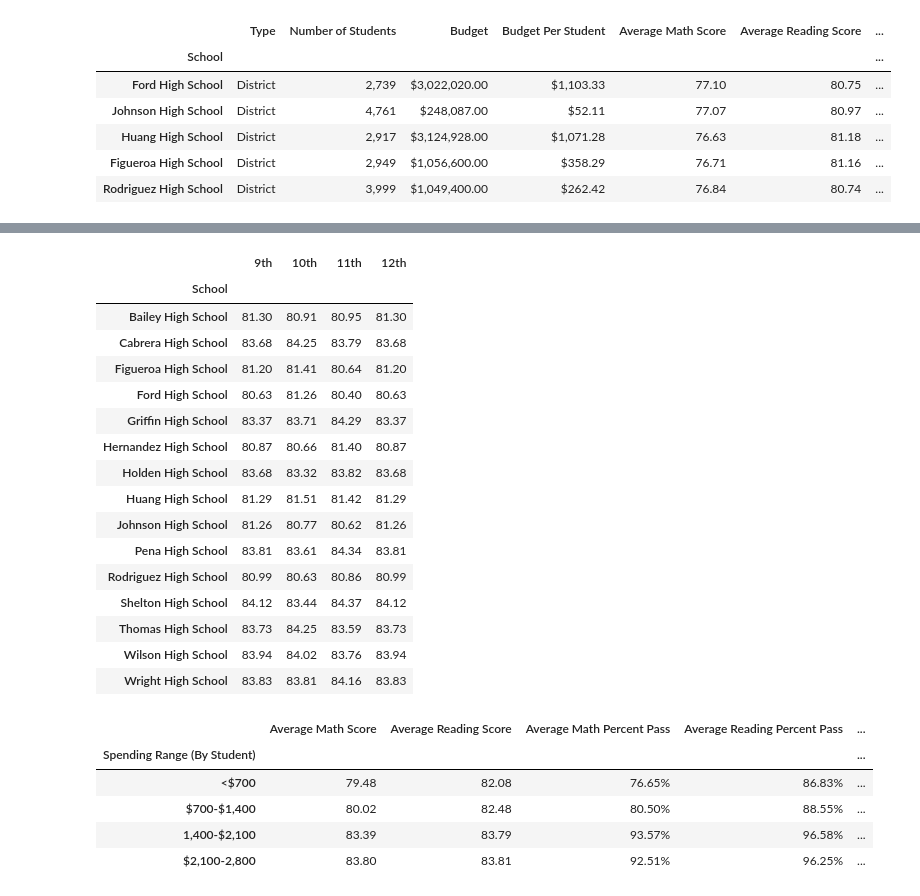
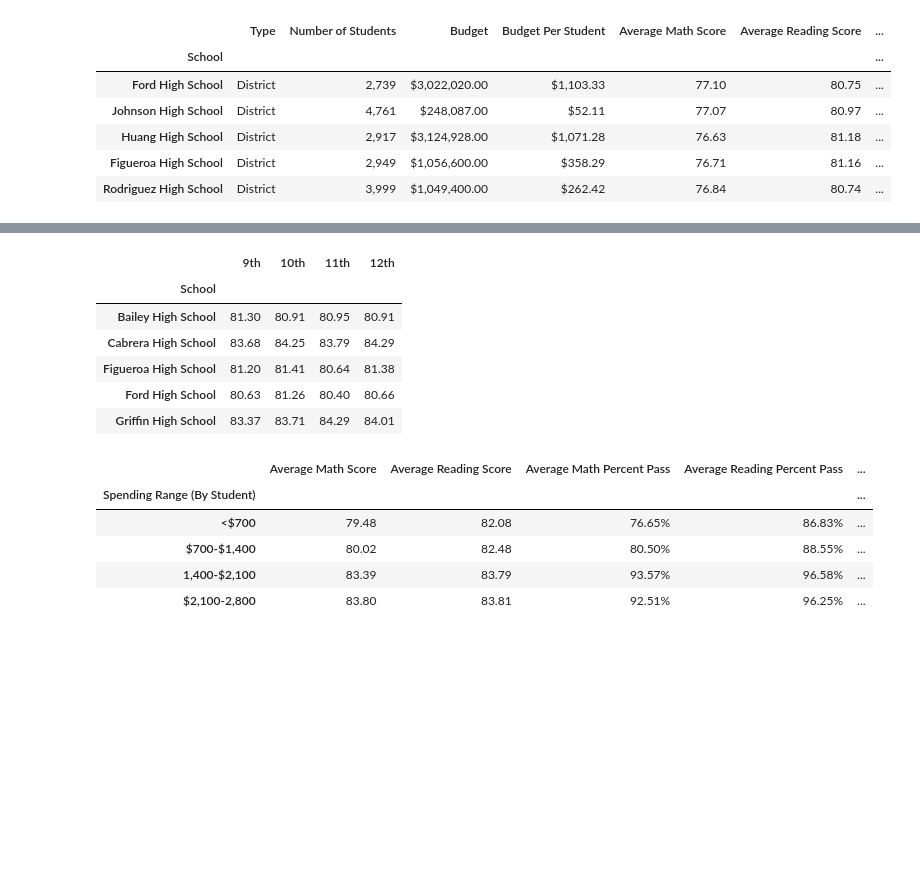
Before and after one commit to coconutpep/PyCity-Schools-Analysis, a Jupyter notebook: PyCitySchools/PyCitySchools.ipynb, the cells around one changed output, grey strips where cells are left out. Cells and saved outputs as stored; diff of their text form; code cells hidden in the pictures; blank space fills up the shorter version.

```diff
--- a/PyCitySchools/PyCitySchools.ipynb
+++ b/PyCitySchools/PyCitySchools.ipynb
@@ -154,27 +154,14 @@ def scores_by_grades(score_series_name):
     #average the data
     avg_score = data_by_grades[score_series_name].mean()
     #split data into grades
-    #9th
-    ninth_grade = avg_score.loc(axis=0)[:, ["9th"],:].values
-    data_by_grades_df["9th"] = ninth_grade
-    data_by_grades_df["9th"] = data_by_grades_df["9th"].map("{:.2f}".format)
-    #10th
-    tenth_grade = avg_score.loc(axis=0)[:, ["10th"],:].values
-    data_by_grades_df["10th"] = tenth_grade
-    data_by_grades_df["10th"] = data_by_grades_df["10th"].map("{:.2f}".format)
-    #11th
-    eleventh_grade = avg_score.loc(axis=0)[:, ["11th"],:].values
-    data_by_grades_df["11th"] = eleventh_grade
-    data_by_grades_df["11th"] = data_by_grades_df["11th"].map("{:.2f}".format)
-    #12th
-    twelfth_grade = avg_score.loc(axis=0)[:, ["12th"],:].values
-    data_by_grades_df["12th"] = ninth_grade
-    data_by_grades_df["12th"] = data_by_grades_df["12th"].map("{:.2f}".format)
-    #create the data frame and print
+    for grade in range(9,13):
+        grade_level = str(grade) + "th"
+        grade_scores = avg_score.loc(axis=0)[:, [grade_level], :].values
+        data_by_grades_df[grade_level] = grade_scores
+        data_by_grades_df[grade_level] = data_by_grades_df[grade_level].map("{:.2f}".format)
     return data_by_grades_df
-    print(data_by_grades_df)
 #Math Score by grades
-scores_by_grades("Math Score")
+scores_by_grades("Math Score").head()
 # %% [output]
 |  | 9th | 10th | 11th | 12th |
 | School |  |  |  |  |
@@ -196,24 +173,14 @@ scores_by_grades("Math Score")
 # %%
 # Reading Scores by Grade
-scores_by_grades("Reading Score")
+scores_by_grades("Reading Score").head()
 # %% [output]
 |  | 9th | 10th | 11th | 12th |
 | School |  |  |  |  |
-| Bailey High School | 81.30 | 80.91 | 80.95 | 81.30 |
-| Cabrera High School | 83.68 | 84.25 | 83.79 | 83.68 |
-| Figueroa High School | 81.20 | 81.41 | 80.64 | 81.20 |
-| Ford High School | 80.63 | 81.26 | 80.40 | 80.63 |
-| Griffin High School | 83.37 | 83.71 | 84.29 | 83.37 |
-| Hernandez High School | 80.87 | 80.66 | 81.40 | 80.87 |
-| Holden High School | 83.68 | 83.32 | 83.82 | 83.68 |
-| Huang High School | 81.29 | 81.51 | 81.42 | 81.29 |
-| Johnson High School | 81.26 | 80.77 | 80.62 | 81.26 |
-| Pena High School | 83.81 | 83.61 | 84.34 | 83.81 |
-| Rodriguez High School | 80.99 | 80.63 | 80.86 | 80.99 |
-| Shelton High School | 84.12 | 83.44 | 84.37 | 84.12 |
-| Thomas High School | 83.73 | 84.25 | 83.59 | 83.73 |
-| Wilson High School | 83.94 | 84.02 | 83.76 | 83.94 |
-| Wright High School | 83.83 | 83.81 | 84.16 | 83.83 |
+| Bailey High School | 81.30 | 80.91 | 80.95 | 80.91 |
+| Cabrera High School | 83.68 | 84.25 | 83.79 | 84.29 |
+| Figueroa High School | 81.20 | 81.41 | 80.64 | 81.38 |
+| Ford High School | 80.63 | 81.26 | 80.40 | 80.66 |
+| Griffin High School | 83.37 | 83.71 | 84.29 | 84.01 |
 # %%
 #Scores by School Spending
 bud_per_stu = data_by_school_df["Budget Per Student"].replace({"\$":"", ",":""}, regex=True)
```
Also changed, not shown: parts of 1 cell of this notebook.
